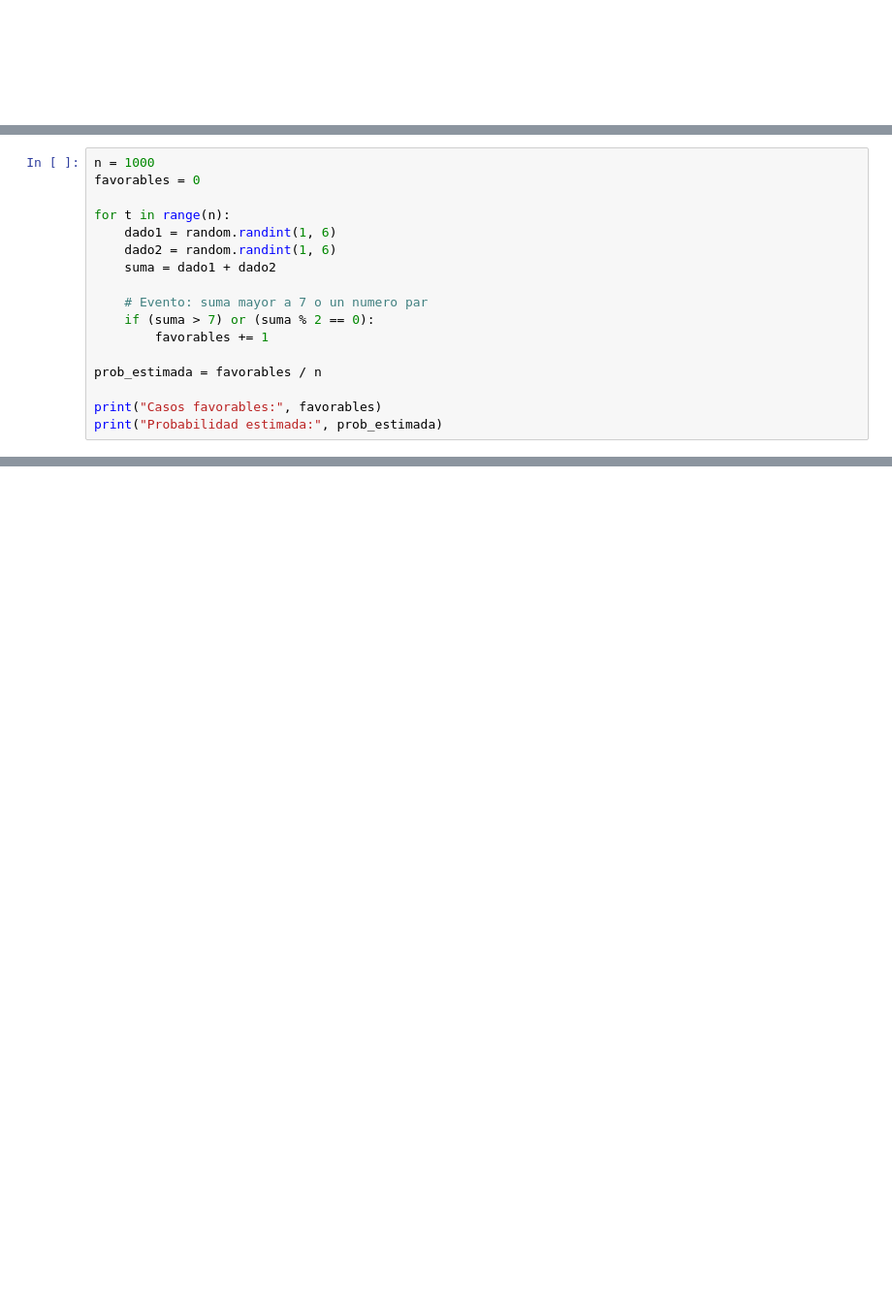
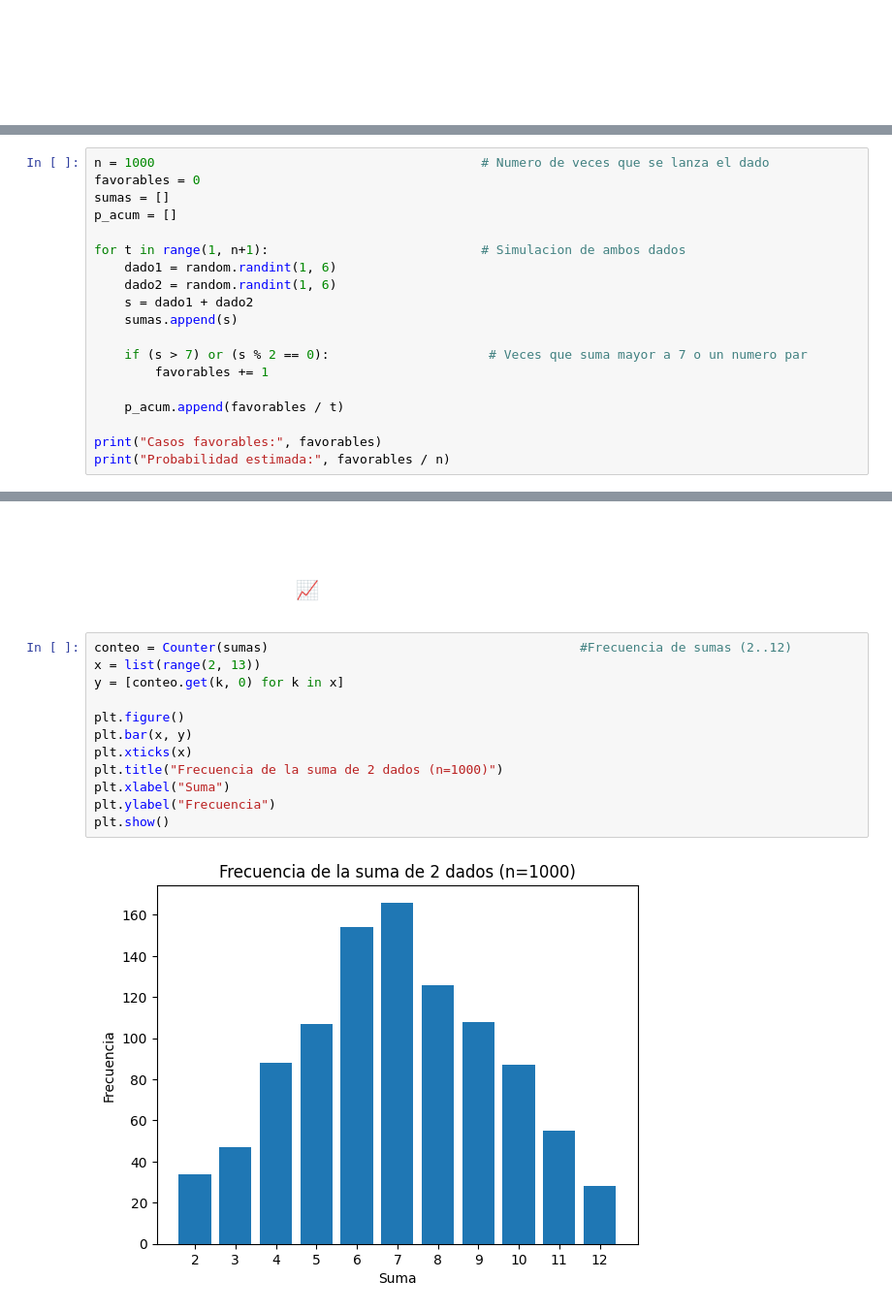
Before and after one commit to 4GeeksAcademy/kr1sth1an--probability-exercises-project-in-python, a Jupyter notebook: notebook/problems.es.ipynb, the cells around one changed output, grey strips where cells are left out. Shown at 97% size. Cells and saved outputs as stored; diff of their text form; blank space fills up the shorter version.

```diff
--- a/notebook/problems.es.ipynb
+++ b/notebook/problems.es.ipynb
@@ -53,18 +54,20 @@ import random
 # %%
-n = 1000
+n = 1000                                           # Numero de veces que se lanza el dado
 favorables = 0
+sumas = []
+p_acum = []
 
-for t in range(n):
+for t in range(1, n+1):                            # Simulacion de ambos dados
     dado1 = random.randint(1, 6)
     dado2 = random.randint(1, 6)
-    suma = dado1 + dado2
+    s = dado1 + dado2
+    sumas.append(s)
 
-    # Evento: suma mayor a 7 o un numero par
-    if (suma > 7) or (suma % 2 == 0):
+    if (s > 7) or (s % 2 == 0):                     # Veces que suma mayor a 7 o un numero par
         favorables += 1
 
-prob_estimada = favorables / n
+    p_acum.append(favorables / t)
 
 print("Casos favorables:", favorables)
-print("Probabilidad estimada:", prob_estimada)
+print("Probabilidad estimada:", favorables / n)
 # %% [output]
@@ -122,0 +89,27 @@ Probabilidad estimada: 0.679
+# %% [markdown]
+<h3 style="
+  color: #ffffff;
+  background: linear-gradient(135deg, #0b0f12 0%, #2b3136 55%, #4a535a 100%);
+  padding: 12px 16px;
+  border-radius: 10px;
+  text-align: center;
+  box-shadow: 0 10px 28px rgba(0,0,0,.18);
+  border: 1px solid rgba(255,255,255,.10);
+  border-top: 5px solid #22c55e;
+">
+Grafico 1: <br>📈Barras: Frecuencia de la suma (2 a 12)
+</h3>
+# %%
+conteo = Counter(sumas)                                         #Frecuencia de sumas (2..12)
+x = list(range(2, 13))
+y = [conteo.get(k, 0) for k in x]
+
+plt.figure()
+plt.bar(x, y)
+plt.xticks(x)
+plt.title("Frecuencia de la suma de 2 dados (n=1000)")
+plt.xlabel("Suma")
+plt.ylabel("Frecuencia")
+plt.show()
+# %% [output]
+[figure, added]
```
Also changed, not shown: parts of 21 cells of this notebook.
